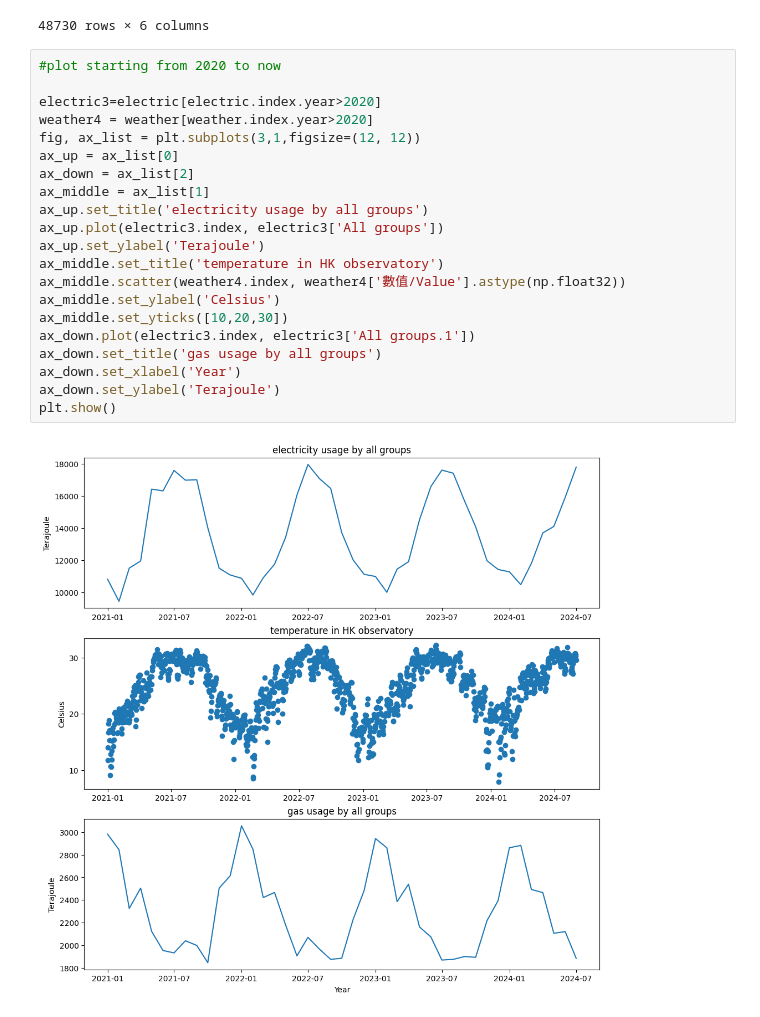
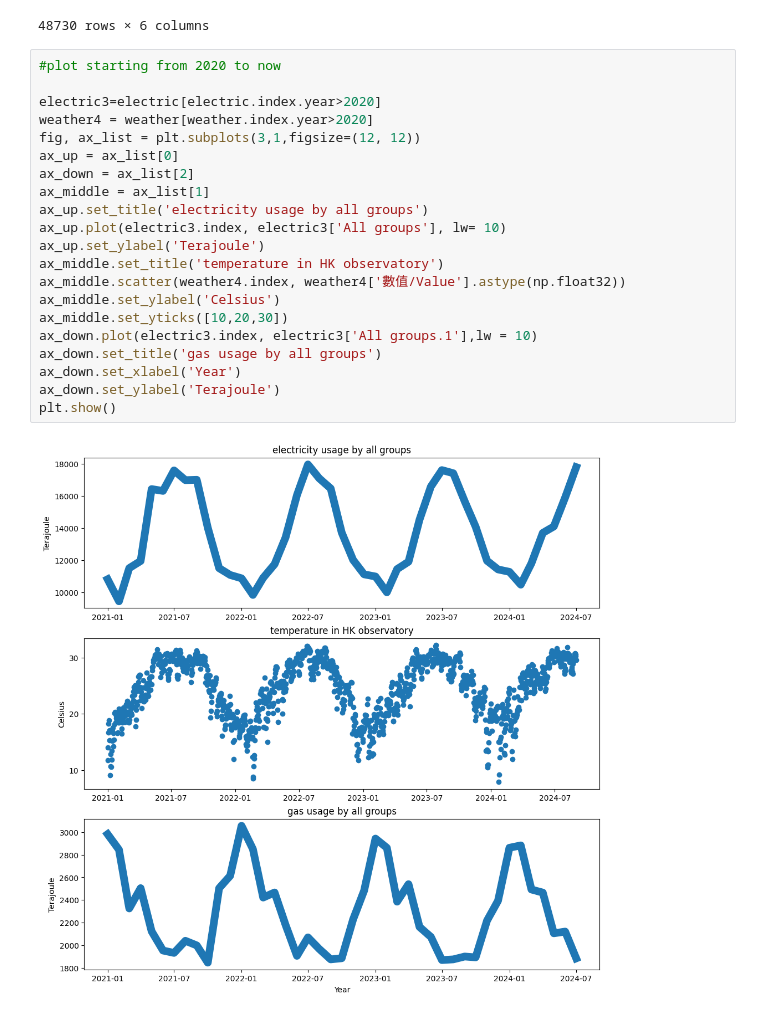
Before and after one commit to lilyleungch/erbscope99, a Jupyter notebook: data_cleansing/data_cleansing.ipynb, the cells around one changed output. Cells and saved outputs as stored; diff of their text form.

```diff
--- a/data_cleansing/data_cleansing.ipynb
+++ b/data_cleansing/data_cleansing.ipynb
@@ -83,23 +83,23 @@ weather
 # %%
 #plot starting from 2020 to now
 
 electric3=electric[electric.index.year>2020]
 weather4 = weather[weather.index.year>2020]
 fig, ax_list = plt.subplots(3,1,figsize=(12, 12))
 ax_up = ax_list[0]
 ax_down = ax_list[2]
 ax_middle = ax_list[1]
 ax_up.set_title('electricity usage by all groups')
-ax_up.plot(electric3.index, electric3['All groups'])
+ax_up.plot(electric3.index, electric3['All groups'], lw= 10)
 ax_up.set_ylabel('Terajoule')
 ax_middle.set_title('temperature in HK observatory')
 ax_middle.scatter(weather4.index, weather4['數值/Value'].astype(np.float32))
 ax_middle.set_ylabel('Celsius')
 ax_middle.set_yticks([10,20,30])
-ax_down.plot(electric3.index, electric3['All groups.1'])
+ax_down.plot(electric3.index, electric3['All groups.1'],lw = 10)
 ax_down.set_title('gas usage by all groups')
 ax_down.set_xlabel('Year')
 ax_down.set_ylabel('Terajoule')
 plt.show()
 # %% [output]
-[figure, old version]
+[figure, new version]
```
Also changed, not shown: parts of 2 cells of this notebook, 3 other files.
